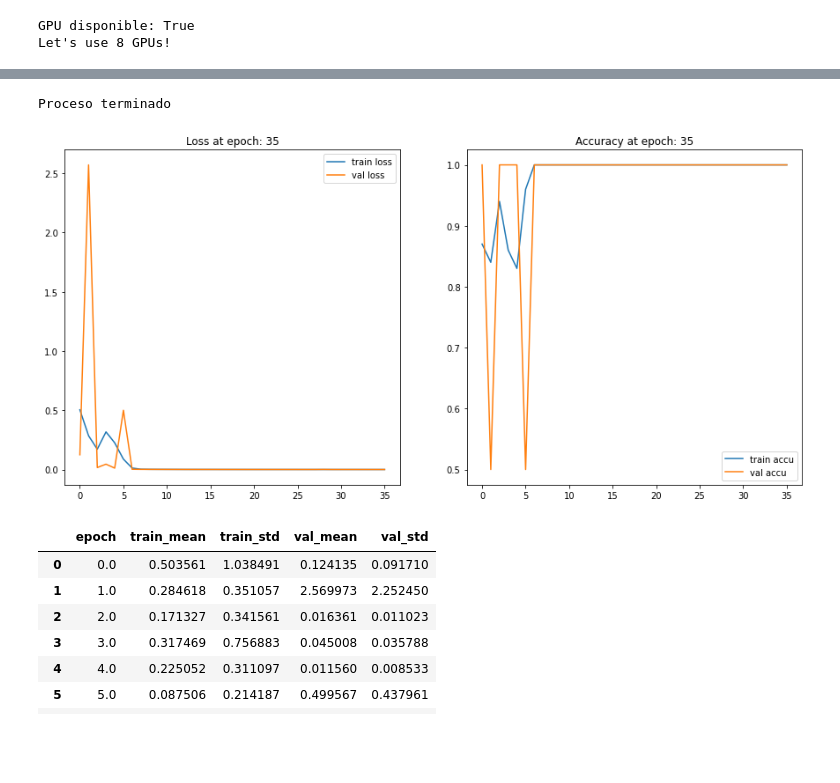
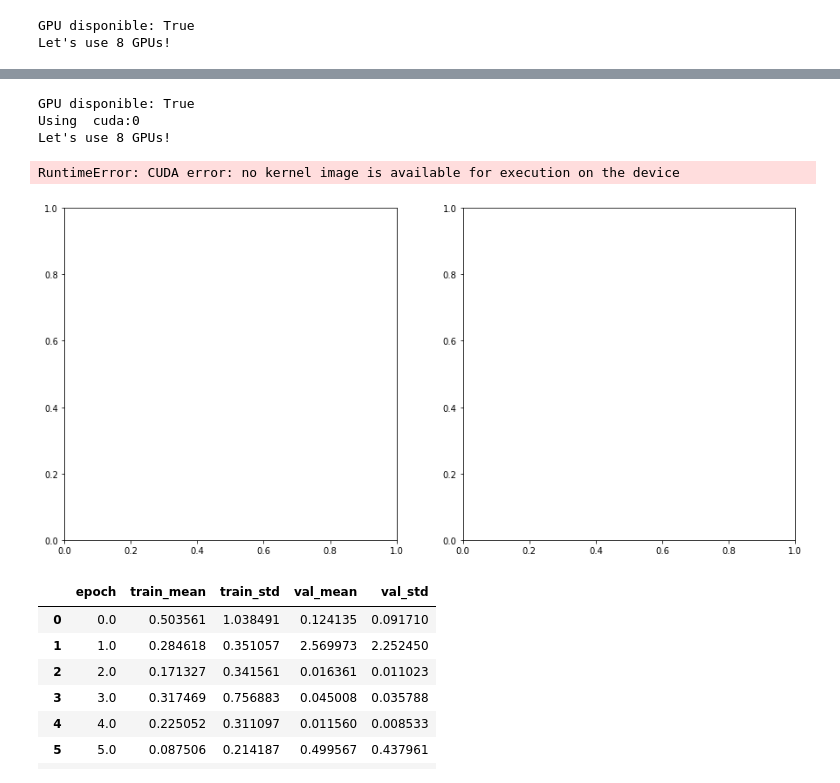
Before and after one commit to Competencia-de-Climate-Change/Landslide_EarlyDetection, a Jupyter notebook: architecture/CNN_LSTM_GCP.ipynb, the cells around one changed output, grey strips where cells are left out. Saved outputs shown, nothing was run; the diff lists cells and outputs as text; code cells hidden in the pictures; blank space fills up the shorter version.

```diff
--- a/architecture/CNN_LSTM_GCP.ipynb
+++ b/architecture/CNN_LSTM_GCP.ipynb
@@ -123,15 +128,3 @@ negative_path_lite = '/home/jupyter/data-step-lite/processed_data/negative/datas
-# %%
-def torch_divider(tensor_, save_path, div=160//32):
-    tensor_samples = torch.split(tensor_, div)
-    for i, t in enumerate(tensor_samples):
-        torch.save(t, save_path + '_' + str(i) + ".pt")
-
-for sat in listdir(positive_path):
-    path = positive_lite + sat + '/'
-    for file in listdir(path):
-        t = torch.load(path + file)
-        save_path = positive_path_lite + sat + '/' + file
-        torch_divider(t, save_path)
 # %%
 def channel_metrics(data):
     n_channels = len(data[0,0, :])
@@ -171,0 +220,20 @@ Please use `tqdm.notebook.tqdm` instead of `tqdm.tqdm_notebook`
+# %%
+#total_ds = LandslideDataset(total_files, y_tot)
+random.shuffle(positive_files)
+random.shuffle(negative_files)
+
+print(positive_files[0])
+
+pos_cut = int(0.9*len(positive_files))
+neg_cut = int(0.9*len(negative_files))
+
+train_files = positive_files[:pos_cut] + negative_files[:neg_cut]
+train_labels = np.append(np.ones(pos_cut), np.zeros(neg_cut))
+
+val_files = positive_files[pos_cut:] + negative_files[neg_cut:]
+val_labels = np.append(np.ones(len(positive_files) - pos_cut), np.zeros(len(negative_files) - neg_cut))
+
+# Datasets
+
+train_ds = LandslideDataset(train_files, train_labels)
+val_ds = LandslideDataset(val_files, val_labels)
@@ -238,3 +248,0 @@ torch.Size([9, 16, 224, 224])
-# %%
-train_ds = LanslideDataset(train_dummy_data, train_dummy_labels)
-val_ds = LanslideDataset(val_dummy_data, val_dummy_labels)
@@ -260,9 +270,9 @@ class TrainModule():
 
     self.save_path = save_path
 
-    self.save_period = 100
+    self.save_period = 10
 
-    self.visualize_period = 5
+    self.visualize_period = 1
 
   def get_data(self, train_ds, valid_ds, bs, n_cores):
 
@@ -431,6 +441,8 @@ class TrainModule():
         for xb, yb in self.train_dl:
             # Actualizacion de parametros
             xb, yb = xb.to(device), yb.to(device)
+            for i in range(len(xb)):
+                xb[:,i, :, :, :] = preproces(xb[:, i, :, :, :])
             self.opt.zero_grad()
             self.loss_batch(self.model, self.loss_func, xb.float(), yb.float(), self.opt)
 
@@ -507,16 +519,19 @@ device = torch.device("cuda:0" if torch.cuda.is_available() else "cpu")
 # %%
 opt = optim.Adam(cl_model.parameters())
 
 loss_func = torch.nn.BCELoss()
 
 TM = TrainModule(cl_model, opt, loss_func)
 
-TM.get_data(train_ds, val_ds, 3, 0)
+TM.get_data(train_ds, val_ds, 32, 32)
 
 TM.fit(40)
 # %% [output]
-Proceso terminado
+GPU disponible: True
+Using  cuda:0
+Let's use 8 GPUs!
+RuntimeError: CUDA error: no kernel image is available for execution on the device
-[figure, old version]
+[figure, new version]
 # %%
 TM.load_checkpoint("/content/best_model")
 
```
Also changed, not shown: parts of 23 cells of this notebook.
